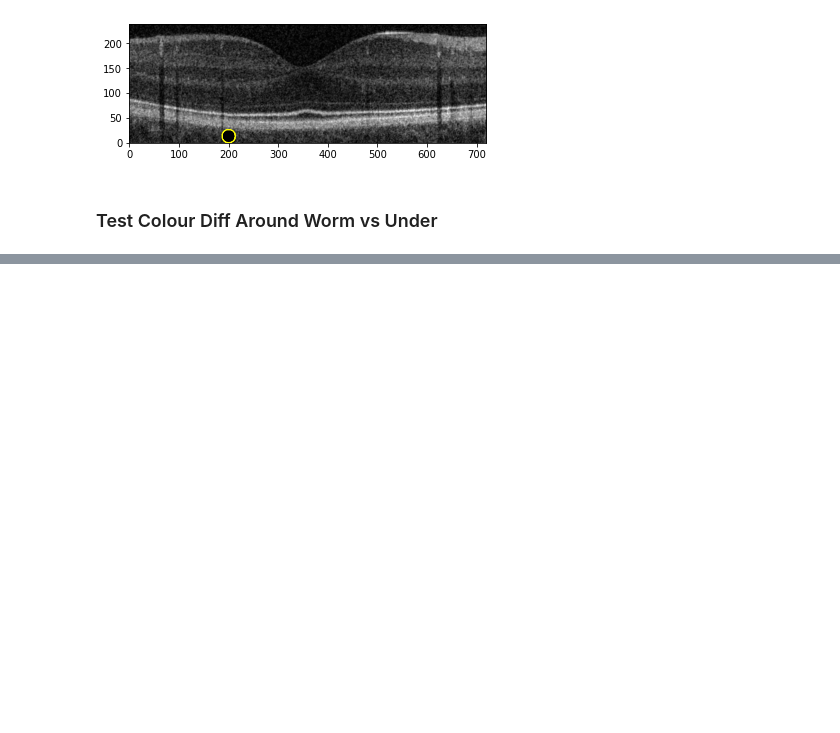
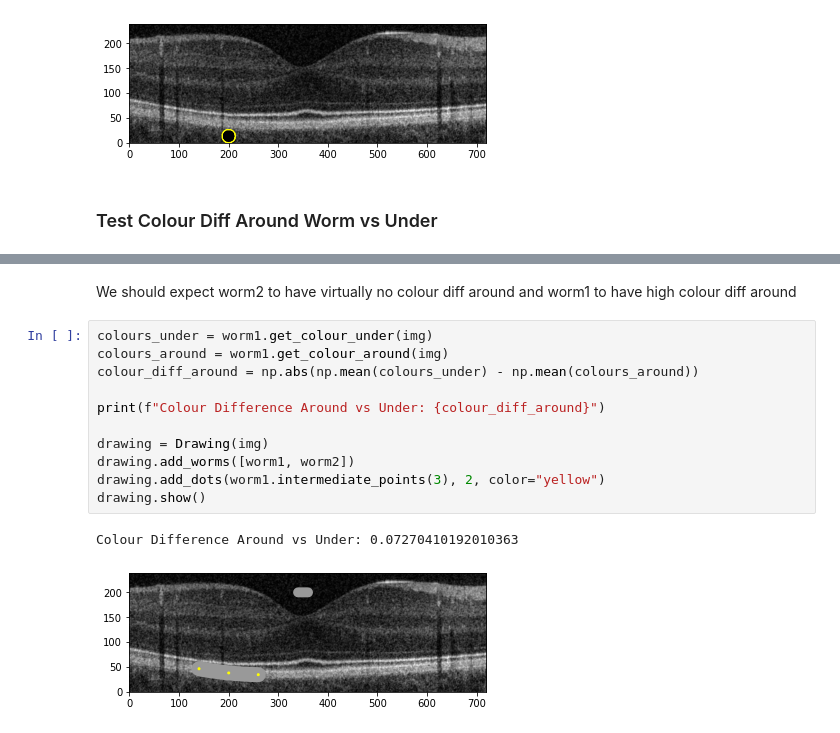
Before and after one commit to evnw/CITS4404-Assignment2, a Jupyter notebook: test_points_around.ipynb, the cells around one changed output, grey strips where cells are left out. Cells and saved outputs as stored; diff of their text form; blank space fills up the shorter version.

Commit message:
test colour diff around

```diff
--- a/test_points_around.ipynb
+++ b/test_points_around.ipynb
@@ -51,0 +52,16 @@ drawing.show()
+# %% [markdown]
+We should expect worm2 to have virtually no colour diff around and worm1 to have high colour diff around
+# %%
+colours_under = worm1.get_colour_under(img)
+colours_around = worm1.get_colour_around(img)
+colour_diff_around = np.abs(np.mean(colours_under) - np.mean(colours_around))
+
+print(f"Colour Difference Around vs Under: {colour_diff_around}")
+
+drawing = Drawing(img)
+drawing.add_worms([worm1, worm2])
+drawing.add_dots(worm1.intermediate_points(3), 2, color="yellow")
+drawing.show()
+# %% [output]
+Colour Difference Around vs Under: 0.07270410192010363
+[figure, added]
```
Also changed, not shown: parts of 2 cells of this notebook, 1 other file.
